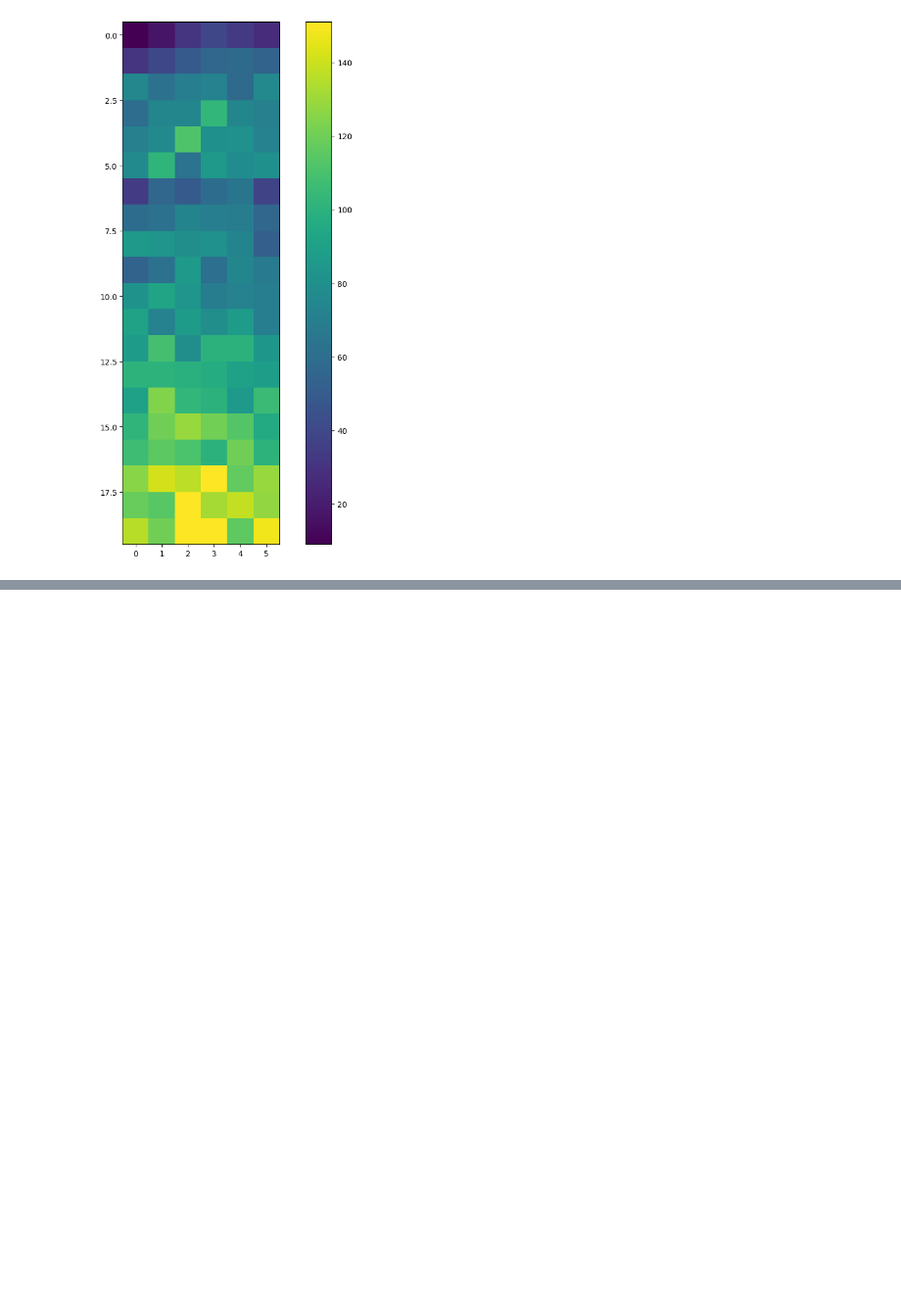
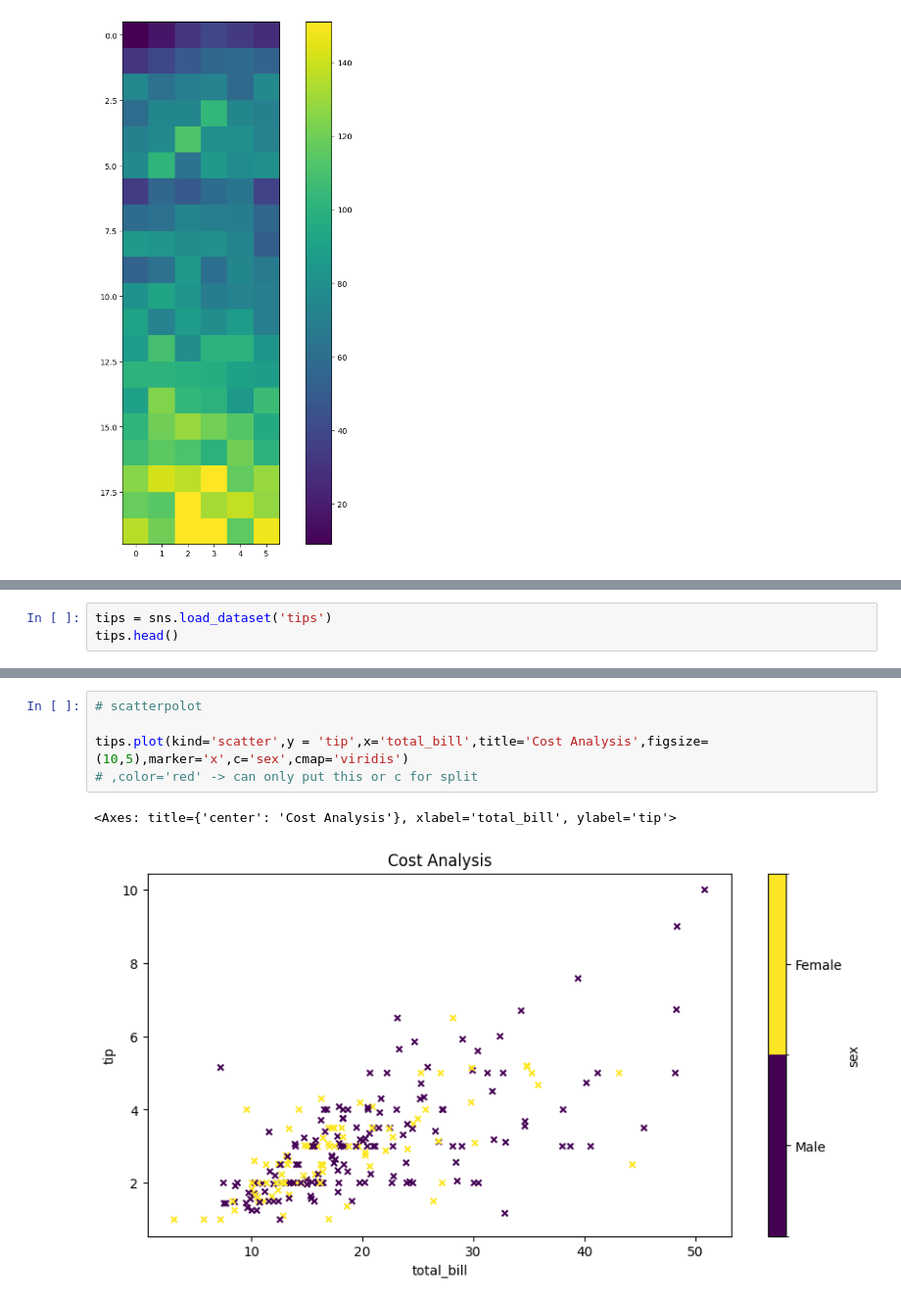
Before and after one commit to Kunalwagh107/n-python-numpy-pandas, a Jupyter notebook: Matplotlib_and_Seaborn.ipynb, the cells around one changed output, grey strips where cells are left out. Shown at 98% size. Drawn from its saved outputs; the diff is of its cells as text; blank space fills up the shorter version.

```diff
--- a/Matplotlib_and_Seaborn.ipynb
+++ b/Matplotlib_and_Seaborn.ipynb
@@ -981,0 +1009,3 @@ plt.colorbar()
+# %%
+tips = sns.load_dataset('tips')
+tips.head()
@@ -981,0 +1019,8 @@ plt.colorbar()
+# %%
+# scatterpolot
+
+tips.plot(kind='scatter',y = 'tip',x='total_bill',title='Cost Analysis',figsize=(10,5),marker='x',c='sex',cmap='viridis')
+# ,color='red' -> can only put this or c for split
+# %% [output]
+<Axes: title={'center': 'Cost Analysis'}, xlabel='total_bill', ylabel='tip'>
+[figure, added]
```
Also changed, not shown: parts of 16 cells of this notebook.
